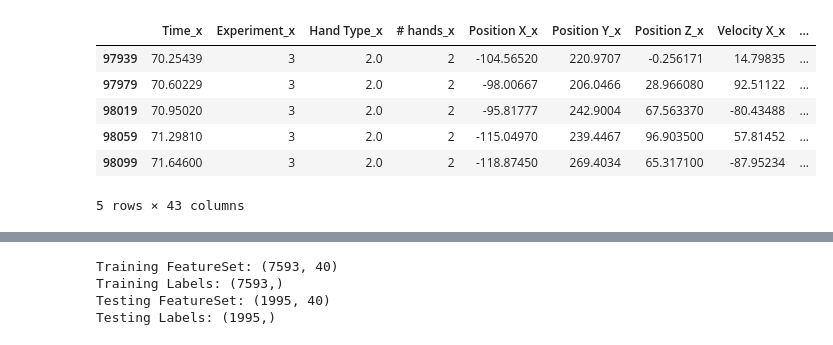
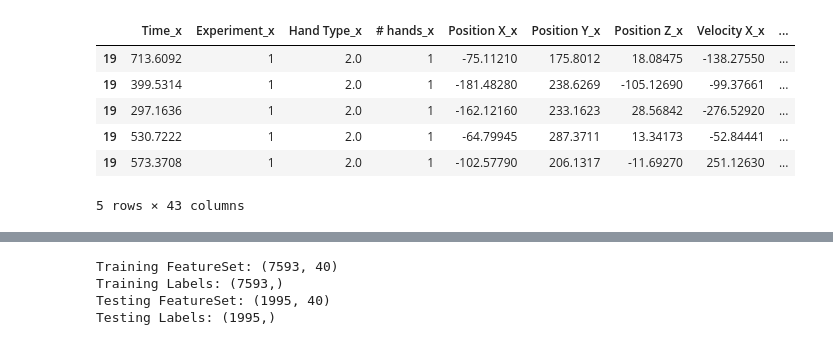
Before and after one commit to TalAbed/Hands, a Jupyter notebook: Hands - B.ipynb, the cells around one changed output, grey strips where cells are left out. Drawn from its saved outputs; the diff is of its cells as text; code cells hidden in the pictures.

```diff
--- a/Hands - B.ipynb
+++ b/Hands - B.ipynb
@@ -50,13 +53,14 @@ def addDF(files):
 # %%
 import glob
 test= addDF(glob.glob('C:\\Users\\97252\\Desktop\\Project\\finalWork\\UnityData\\Validation/**/*.csv', recursive=True))
 train= addDF(glob.glob('C:\\Users\\97252\\Desktop\\Project\\finalWork\\UnityData\\Training/**/*.csv', recursive=True))
+train.sort_index(inplace=True)
 train.head()
 # %% [output]
 |  | Time_x | Experiment_x | Hand Type_x | # hands_x | Position X_x | Position Y_x | Position Z_x | Velocity X_x | ... |
-| 97939 | 70.25439 | 3 | 2.0 | 2 | -104.56520 | 220.9707 | -0.256171 | 14.79835 | ... |
-| 97979 | 70.60229 | 3 | 2.0 | 2 | -98.00667 | 206.0466 | 28.966080 | 92.51122 | ... |
-| 98019 | 70.95020 | 3 | 2.0 | 2 | -95.81777 | 242.9004 | 67.563370 | -80.43488 | ... |
-| 98059 | 71.29810 | 3 | 2.0 | 2 | -115.04970 | 239.4467 | 96.903500 | 57.81452 | ... |
-| 98099 | 71.64600 | 3 | 2.0 | 2 | -118.87450 | 269.4034 | 65.317100 | -87.95234 | ... |
+| 19 | 713.6092 | 1 | 2.0 | 1 | -75.11210 | 175.8012 | 18.08475 | -138.27550 | ... |
+| 19 | 399.5314 | 1 | 2.0 | 1 | -181.48280 | 238.6269 | -105.12690 | -99.37661 | ... |
+| 19 | 297.1636 | 1 | 2.0 | 1 | -162.12160 | 233.1623 | 28.56842 | -276.52920 | ... |
+| 19 | 530.7222 | 1 | 2.0 | 1 | -64.79945 | 287.3711 | 13.34173 | -52.84441 | ... |
+| 19 | 573.3708 | 1 | 2.0 | 1 | -102.57790 | 206.1317 | -11.69270 | 251.12630 | ... |
 5 rows × 43 columns
```
Also changed, not shown: parts of 9 cells of this notebook.
